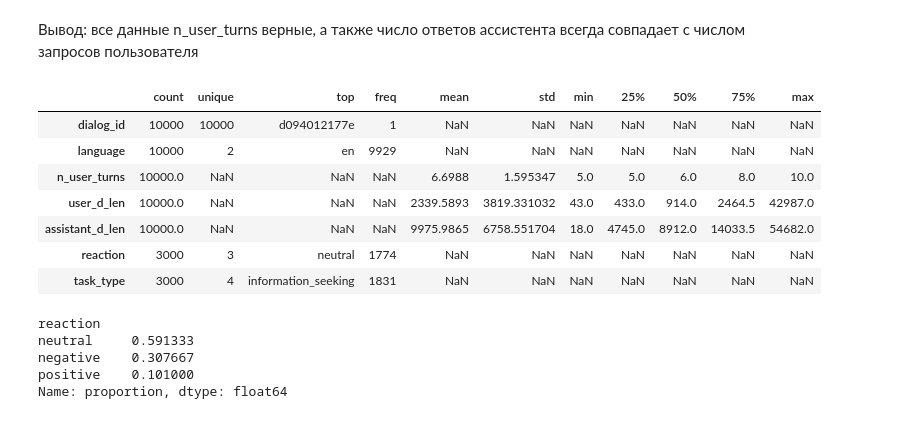
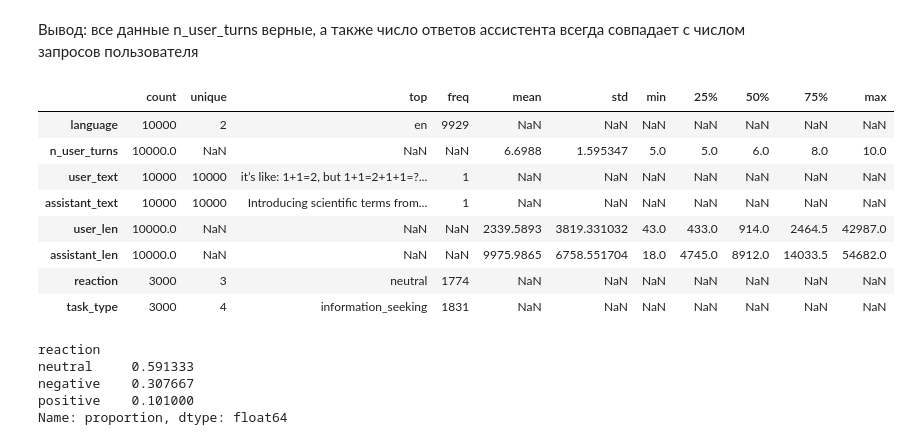
Before and after one commit to Half-Head/ML_homework, a Jupyter notebook: hw1/1_step_eda.ipynb, the cells around one changed output. Saved outputs shown, nothing was run; the diff lists cells and outputs as text; code cells hidden in the pictures.

```diff
--- a/hw1/1_step_eda.ipynb
+++ b/hw1/1_step_eda.ipynb
@@ -76,4 +76,0 @@ Name: turns, dtype: object
-# %%
-print("более подробный ПРИМЕР 1 диалога:")
-for turn in records[0]["turns"]:
-    print(f"role: {turn['role']}, text: {turn['text'][:120]}")
@@ -112,0 +128,3 @@ task_type: information_seeking, state: continuation, reaction: neutral
+# %%
+dialogs_df, turns_df = build_tables(records)
+dialogs_df.head(3)
@@ -113,17 +147,6 @@ task_type: information_seeking, state: continuation, reaction: neutral
 # %%
-new_table = []
-for record in records:
-    raw = {}
-    raw["dialog_id"] = record["dialog_id"]
-    raw["language"] = record["language"]
-    raw["n_user_turns"] = record["n_user_turns"]
-    raw["n_user_real"] = len([turn for turn in record["turns"] if turn["role"] == "user"])
-    raw["n_assistant_turns"] = len([turn for turn in record["turns"] if turn["role"] == "assistant"])
-    raw["user_d_len"] = np.sum([len(turn["text"]) for turn in record["turns"] if turn["role"] == "user"])
-    raw["assistant_d_len"] = np.sum([len(turn["text"]) for turn in record["turns"] if turn["role"] == "assistant"])
-    raw["reaction"] = record["labels"]["reaction"] if record["labels"] is not None else None
-    raw["task_type"] = record["labels"]["task_type"] if record["labels"] is not None else None
-
-    new_table.append(raw)
-records_df_new = pd.DataFrame(new_table)
+dialogs_df = dialogs_df.assign(
+    n_user_real=turns_df[turns_df["role"] == "user"].groupby("dialog_id").size(),
+    n_assistant_turns=turns_df[turns_df["role"] == "assistant"].groupby("dialog_id").size(),
+)
 # %%
@@ -135,16 +158,17 @@ True
 # %% [markdown]
 Вывод: все данные n_user_turns верные, а также число ответов ассистента всегда совпадает с числом запросов пользователя
 # %%
-records_df_new = records_df_new.drop(columns=["n_user_real", "n_assistant_turns"])
+dialogs_df = dialogs_df.drop(columns=["n_user_real", "n_assistant_turns"])
 # %%
-records_df_new.describe(include="all").T
+dialogs_df.describe(include="all").T
 # %% [output]
 |  | count | unique | top | freq | mean | std | min | 25% | 50% | 75% | max |
-| dialog_id | 10000 | 10000 | d094012177e | 1 | NaN | NaN | NaN | NaN | NaN | NaN | NaN |
 | language | 10000 | 2 | en | 9929 | NaN | NaN | NaN | NaN | NaN | NaN | NaN |
 | n_user_turns | 10000.0 | NaN | NaN | NaN | 6.6988 | 1.595347 | 5.0 | 5.0 | 6.0 | 8.0 | 10.0 |
-| user_d_len | 10000.0 | NaN | NaN | NaN | 2339.5893 | 3819.331032 | 43.0 | 433.0 | 914.0 | 2464.5 | 42987.0 |
-| assistant_d_len | 10000.0 | NaN | NaN | NaN | 9975.9865 | 6758.551704 | 18.0 | 4745.0 | 8912.0 | 14033.5 | 54682.0 |
+| user_text | 10000 | 10000 | it’s like: 1+1=2, but 1+1=2+1+1=?... | 1 | NaN | NaN | NaN | NaN | NaN | NaN | NaN |
+| assistant_text | 10000 | 10000 | Introducing scientific terms from... | 1 | NaN | NaN | NaN | NaN | NaN | NaN | NaN |
+| user_len | 10000.0 | NaN | NaN | NaN | 2339.5893 | 3819.331032 | 43.0 | 433.0 | 914.0 | 2464.5 | 42987.0 |
+| assistant_len | 10000.0 | NaN | NaN | NaN | 9975.9865 | 6758.551704 | 18.0 | 4745.0 | 8912.0 | 14033.5 | 54682.0 |
 | reaction | 3000 | 3 | neutral | 1774 | NaN | NaN | NaN | NaN | NaN | NaN | NaN |
 | task_type | 3000 | 4 | information_seeking | 1831 | NaN | NaN | NaN | NaN | NaN | NaN | NaN |
 # %%
```
Also changed, not shown: parts of 22 cells of this notebook.
